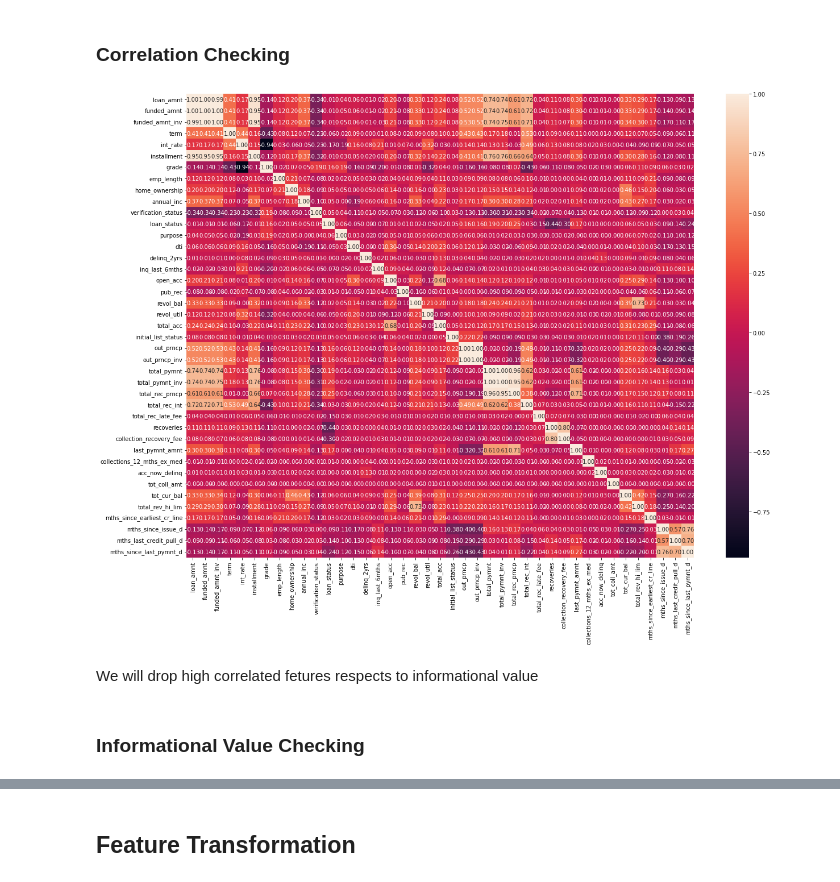
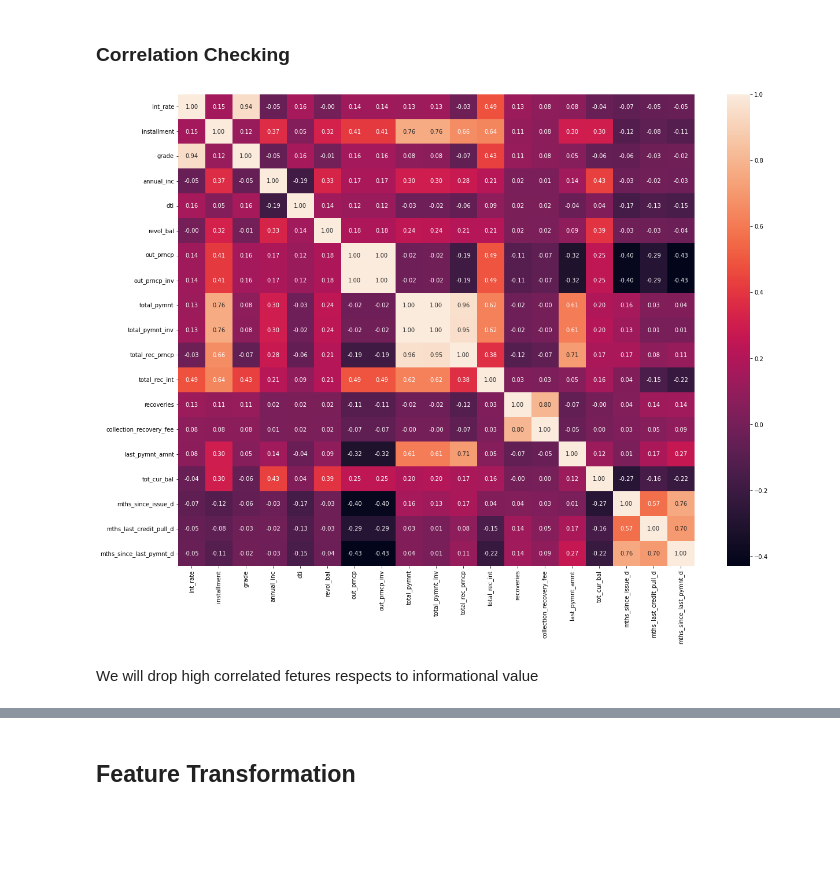
Before and after one commit to aryasa22/credit-risk-prediction, a Jupyter notebook: credit_risk_prediction.ipynb, the cells around one changed output, grey strips where cells are left out. Cells and saved outputs as stored; diff of their text form; code cells hidden in the pictures; blank space fills up the shorter version.

```diff
--- a/credit_risk_prediction.ipynb
+++ b/credit_risk_prediction.ipynb
@@ -267,7 +268,7 @@ array(['Fully Paid', 'Charged Off', 'Current', 'Default',
 bad_loan = ['Charged Off', 'Default', 'Does not meet the credit policy. Status:Charged Off',
             'Late (31-120 days)']
 
-df_prep['loan_status'] = df_prep['loan_status'].apply(lambda x : 0 if x in bad_loan else 1)
+df_prep['loan_status'] = df_prep['loan_status'].apply(lambda x : 1 if x in bad_loan else 0)
 
 df_prep['loan_status'].unique()
 # %% [output]
@@ -761,6 +765,7 @@ def woe_encoding(feature):
 # %%
 # Encoding
+df_woe = df_prep.copy()
 for i in categorical:
-  woe_encoding(i)
+  woe_encoder(df_woe, i, 'loan_status')
 # %% [output]
 grade
@@ -791,0 +825,4 @@ df_prep[categorical].sample(5)
+# %%
+selected_feats = []
+for i in tqdm(df_woe.columns.to_list()):
+  generate_iv(df_woe, i, 'loan_status', selected_feats)
@@ -792,12 +869,13 @@ df_prep[categorical].sample(5)
+# %%
+df_sel = df_woe.copy()
+df_sel = df_sel[selected_feats + ['loan_status']]
 # %% [markdown]
 ### Correlation Checking
 # %%
 plt.figure(figsize = (20, 15))
-sns.heatmap(df_prep.corr(), annot = True, fmt = '.2f')
+sns.heatmap(df_sel[selected_feats].corr(), annot = True, fmt = '.2f')
 plt.show()
 # %% [output]
-[figure, old version]
+[figure, new version]
 # %% [markdown]
 We will drop high correlated fetures respects to informational value
-# %% [markdown]
-### Informational Value Checking
```
Also changed, not shown: parts of 48 cells of this notebook, 3 other files.
